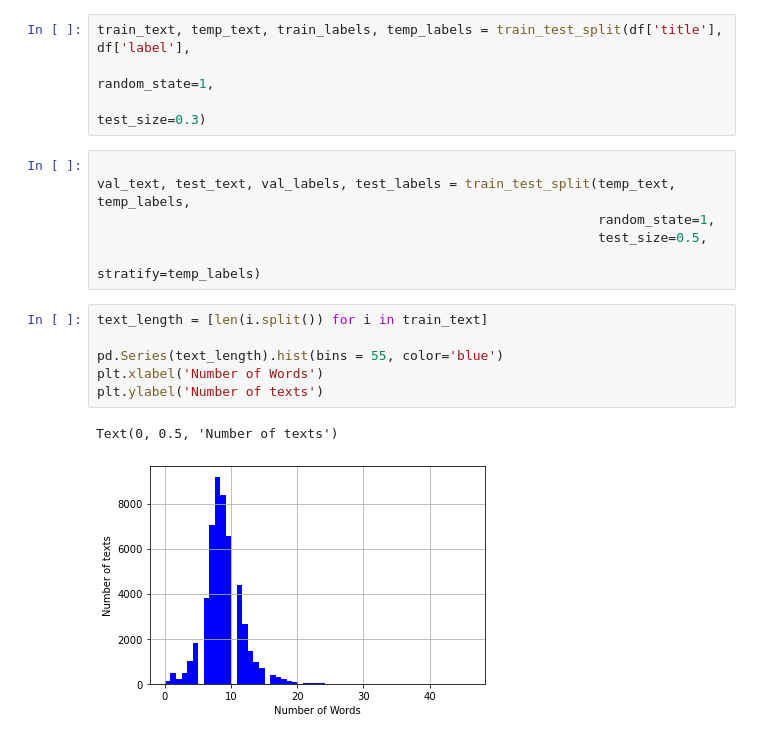
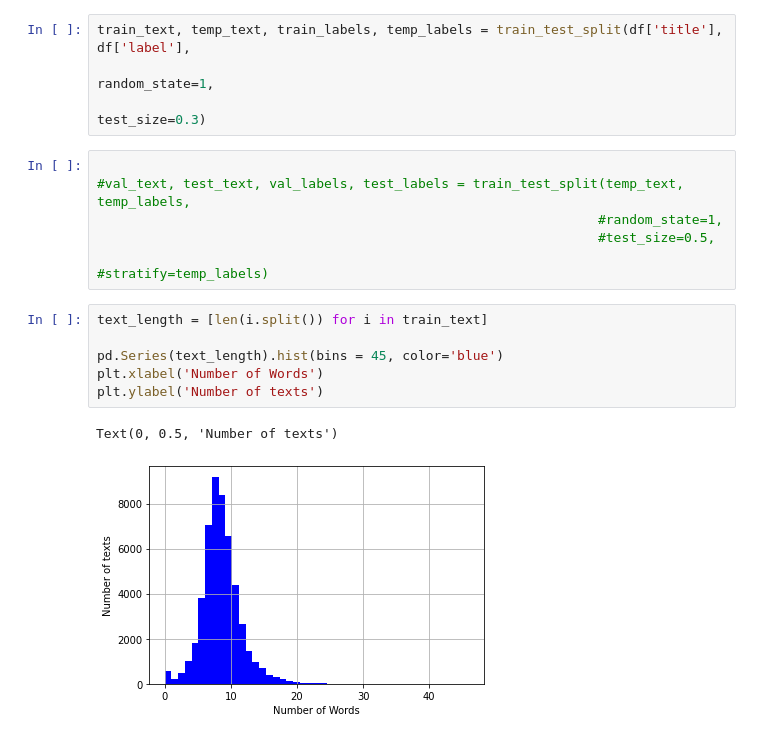
Before and after one commit to ssayhan/Fake_News, a Jupyter notebook: Fake_News_Cleaning.ipynb, the cells around one changed output. Drawn from its saved outputs; the diff is of its cells as text.

```diff
--- a/Fake_News_Cleaning.ipynb
+++ b/Fake_News_Cleaning.ipynb
@@ -252,16 +269,16 @@ train_text, temp_text, train_labels, temp_labels = train_test_split(df['title'],
                                                                     test_size=0.3)
 # %%
 
-val_text, test_text, val_labels, test_labels = train_test_split(temp_text, temp_labels,
-                                                                random_state=1,
-                                                                test_size=0.5,
-                                                                stratify=temp_labels)
+#val_text, test_text, val_labels, test_labels = train_test_split(temp_text, temp_labels,
+                                                                #random_state=1,
+                                                                #test_size=0.5,
+                                                                #stratify=temp_labels)
 # %%
 text_length = [len(i.split()) for i in train_text]
 
-pd.Series(text_length).hist(bins = 55, color='blue')
+pd.Series(text_length).hist(bins = 45, color='blue')
 plt.xlabel('Number of Words')
 plt.ylabel('Number of texts')
 # %% [output]
 Text(0, 0.5, 'Number of texts')
-[figure, old version]
+[figure, new version]
```
Also changed, not shown: parts of 3 cells of this notebook.
